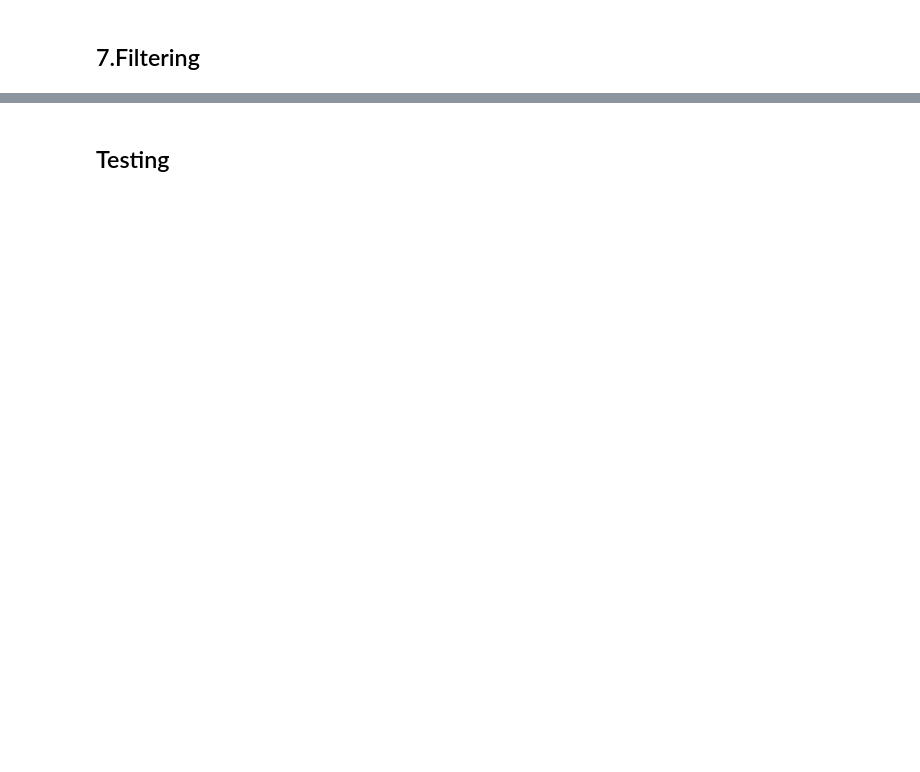
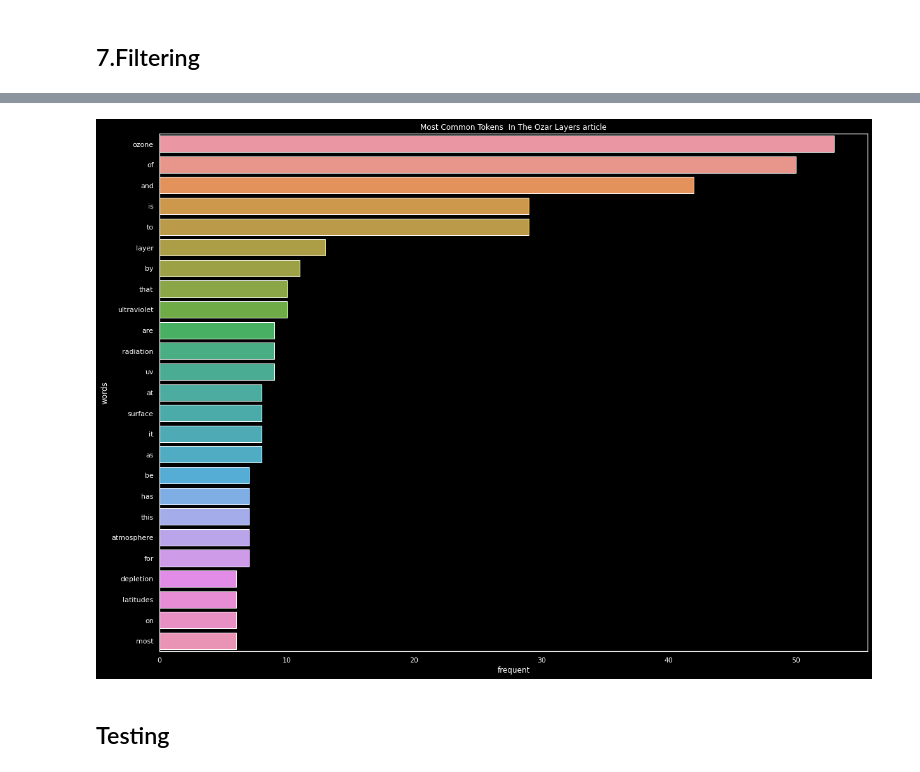
Before and after one commit to SHermukhammadjon/My_Mr_Clean, a Jupyter notebook: my_mr_clean.ipynb, the cells around one changed output, grey strips where cells are left out. Cells and saved outputs as stored; diff of their text form; code cells hidden in the pictures; blank space fills up the shorter version.

```diff
--- a/my_mr_clean.ipynb
+++ b/my_mr_clean.ipynb
@@ -117,0 +214,19 @@ print_most_frequent(frequencies, 10)
+# %%
+def remove_stop_words(words, stop_words):
+    copy_words = {}
+    for key, value in words.items():
+        copy_words[key] = value
+
+    keys = []
+    for key, value in copy_words.items():
+        for word in stop_words:
+            if key == word:
+                keys.append(key)
+
+    for key in keys:
+        copy_words.pop(key)
+    return copy_words
+# %%
+stop_words = ["the", 'a', "blah", "123"]
+
+filtered_collection = remove_stop_words(frequencies, stop_words)
@@ -118,2 +253,6 @@ print_most_frequent(frequencies, 10)
+# %%
+print_most_frequent(filtered_collection, 25)
+# %% [output]
+[figure, added]
 # %% [markdown]
 ## Testing
```
Also changed, not shown: parts of 12 cells of this notebook.
